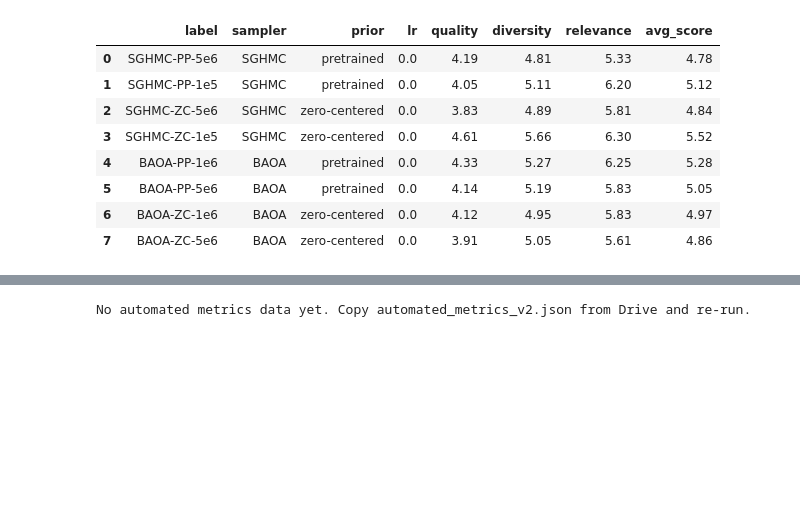
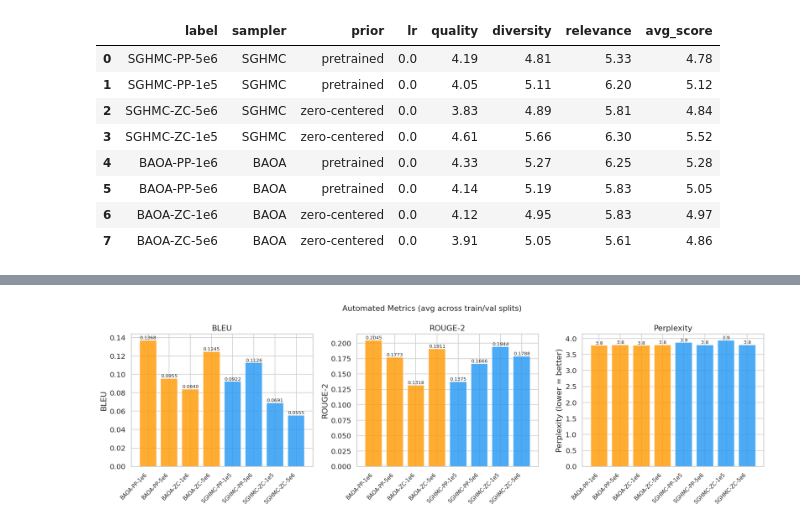
Before and after one commit to ssophiee/adl-bnn-textgen, a Jupyter notebook: notebooks/analysis_report.ipynb, the cells around one changed output, grey strips where cells are left out. Cells and saved outputs as stored; diff of their text form; code cells hidden in the pictures; blank space fills up the shorter version.

```diff
--- a/notebooks/analysis_report.ipynb
+++ b/notebooks/analysis_report.ipynb
@@ -349,39 +376,36 @@ Sampler x Prior means:
 | SGHMC | pretrained | 4.120 | 4.960 | 5.765 |
 |  | zero-centered | 4.220 | 5.275 | 6.055 |
 # %%
-# Cell 8: Automated Metrics — Bar charts (if available)
+# Cell 8: Automated Metrics — Bar charts
 
-if not df_auto.empty:
-    # Average across splits per model
-    df_auto_avg = df_auto.groupby(['label', 'sampler', 'prior'])[['bleu', 'rouge2', 'perplexity']].mean().reset_index()
+# Average across splits per model
+df_auto_avg = df_auto.groupby(['label', 'sampler', 'prior'])[['bleu', 'rouge2', 'perplexity']].mean().reset_index()
 
-    fig, axes = plt.subplots(1, 3, figsize=(16, 5))
+fig, axes = plt.subplots(1, 3, figsize=(16, 5))
 
-    for i, (metric, title, lower_better) in enumerate([
-        ('bleu', 'BLEU', False),
-        ('rouge2', 'ROUGE-2', False),
-        ('perplexity', 'Perplexity', True),
-    ]):
-        ax = axes[i]
-        bar_colors = [colors_sampler[s] for s in df_auto_avg['sampler']]
-        bars = ax.bar(range(len(df_auto_avg)), df_auto_avg[metric],
-                      color=bar_colors, alpha=0.8, edgecolor='white')
-        ax.set_xticks(range(len(df_auto_avg)))
-        ax.set_xticklabels(df_auto_avg['label'], rotation=45, ha='right', fontsize=9)
-        ylabel = f'{title} (lower = better)' if lower_better else title
-        ax.set_title(title)
-        ax.set_ylabel(ylabel)
+for i, (metric, title, lower_better) in enumerate([
+    ('bleu', 'BLEU', False),
+    ('rouge2', 'ROUGE-2', False),
+    ('perplexity', 'Perplexity', True),
+]):
+    ax = axes[i]
+    bar_colors = [colors_sampler[s] for s in df_auto_avg['sampler']]
+    bars = ax.bar(range(len(df_auto_avg)), df_auto_avg[metric],
+                  color=bar_colors, alpha=0.8, edgecolor='white')
+    ax.set_xticks(range(len(df_auto_avg)))
+    ax.set_xticklabels(df_auto_avg['label'], rotation=45, ha='right', fontsize=9)
+    ylabel = f'{title} (lower = better)' if lower_better else title
+    ax.set_title(title)
+    ax.set_ylabel(ylabel)
 
-        for bar, val in zip(bars, df_auto_avg[metric]):
-            fmt = f'{val:.4f}' if metric != 'perplexity' else f'{val:.1f}'
-            ax.text(bar.get_x() + bar.get_width()/2, bar.get_height(),
-                    fmt, ha='center', va='bottom', fontsize=8)
+    for bar, val in zip(bars, df_auto_avg[metric]):
+        fmt = f'{val:.4f}' if metric != 'perplexity' else f'{val:.1f}'
+        ax.text(bar.get_x() + bar.get_width()/2, bar.get_height(),
+                fmt, ha='center', va='bottom', fontsize=8)
 
-    fig.suptitle('Automated Metrics (avg across train/val splits)', fontsize=13)
-    plt.tight_layout()
-    plt.savefig(fig_dir / 'auto_metrics_comparison.png', dpi=150, bbox_inches='tight')
-    plt.show()
-else:
-    print('No automated metrics data yet. Copy automated_metrics_v2.json from Drive and re-run.')
+fig.suptitle('Automated Metrics (avg across train/val splits)', fontsize=13)
+plt.tight_layout()
+plt.savefig(fig_dir / 'auto_metrics_comparison.png', dpi=150, bbox_inches='tight')
+plt.show()
 # %% [output]
-No automated metrics data yet. Copy automated_metrics_v2.json from Drive and re-run.
+[figure, added]
```
Also changed, not shown: parts of 12 cells of this notebook.
